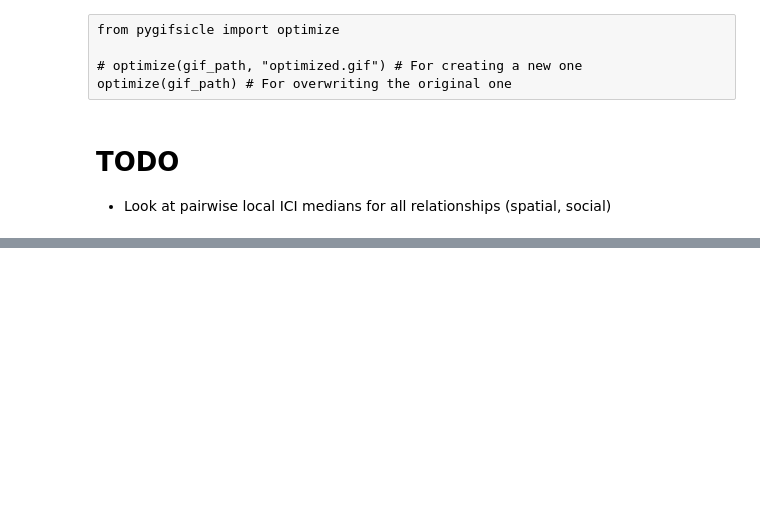
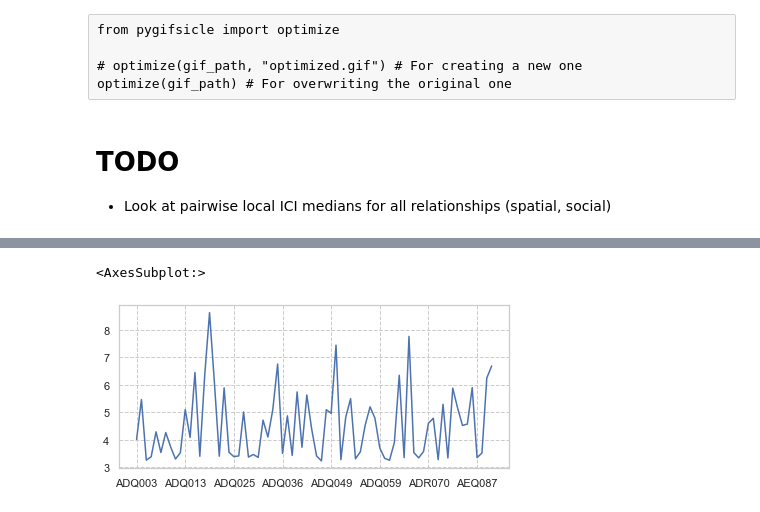
Before and after one commit to finn42/Clapping_Coordination, a Jupyter notebook: Clapping_Locations.ipynb, the cells around one changed output, grey strips where cells are left out. Saved outputs shown, nothing was run; the diff lists cells and outputs as text; code cells hidden in the pictures; blank space fills up the shorter version.

```diff
--- a/Clapping_Locations.ipynb
+++ b/Clapping_Locations.ipynb
@@ -234,0 +301,7 @@ optimize(gif_path) # For overwriting the original one
+# %%
+# Euclidian distance metric
+A = pd.DataFrame(squareform(pdist(Clap_Feats.T)), columns = Clap_Feats.columns, index = Clap_Feats.columns)
+A.median().plot()
+# %% [output]
+<AxesSubplot:>
+[figure, added]
```
Also changed, not shown: parts of 33 cells of this notebook, 29 other files.
